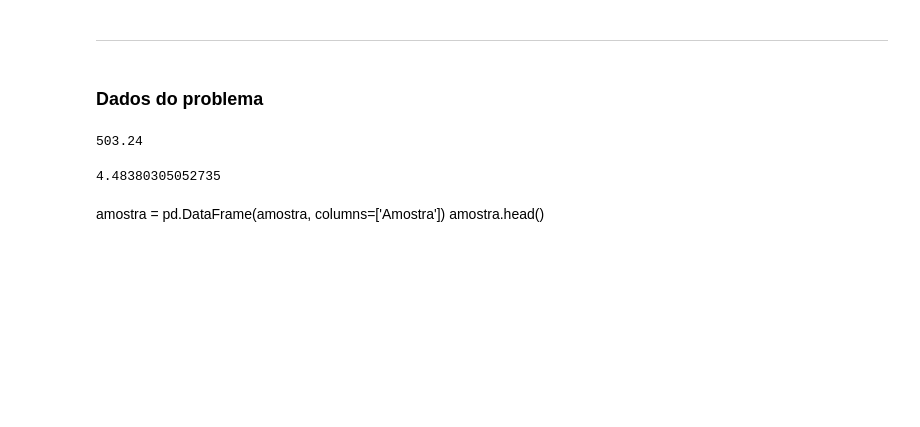
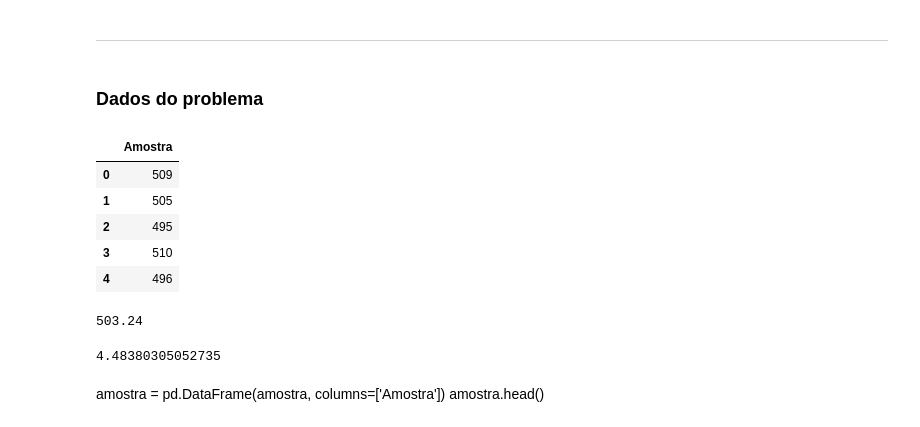
Before and after one commit to fcardosoo/Alura-008-Statistics-with-python-hypothesis-testing, a Jupyter notebook: Curso_de_Estatística_Parte_3.ipynb, the cells around one changed output. Drawn from its saved outputs; the diff is of its cells as text; code cells hidden in the pictures; blank space fills up the shorter version.

```diff
--- a/Curso_de_Estatística_Parte_3.ipynb
+++ b/Curso_de_Estatística_Parte_3.ipynb
@@ -288,6 +288,16 @@ amostra = [509, 505, 495, 510, 496, 509, 497, 502, 503, 505,
            497, 504, 500, 498, 506, 496, 508, 497, 503, 501,
            503, 506, 499, 498, 509, 507, 503, 499, 509, 495,
            502, 505, 504, 509, 508, 501, 505, 497, 508, 507]
+# %%
+amostra = pd.DataFrame(amostra, columns=['Amostra'])
+amostra.head()
+# %% [output]
+|  | Amostra |
+| 0 | 509 |
+| 1 | 505 |
+| 2 | 495 |
+| 3 | 510 |
+| 4 | 496 |
 # %%
 media_amostra = amostra.mean()[0]
 media_amostra
```
Also changed, not shown: parts of 1 cell of this notebook.
